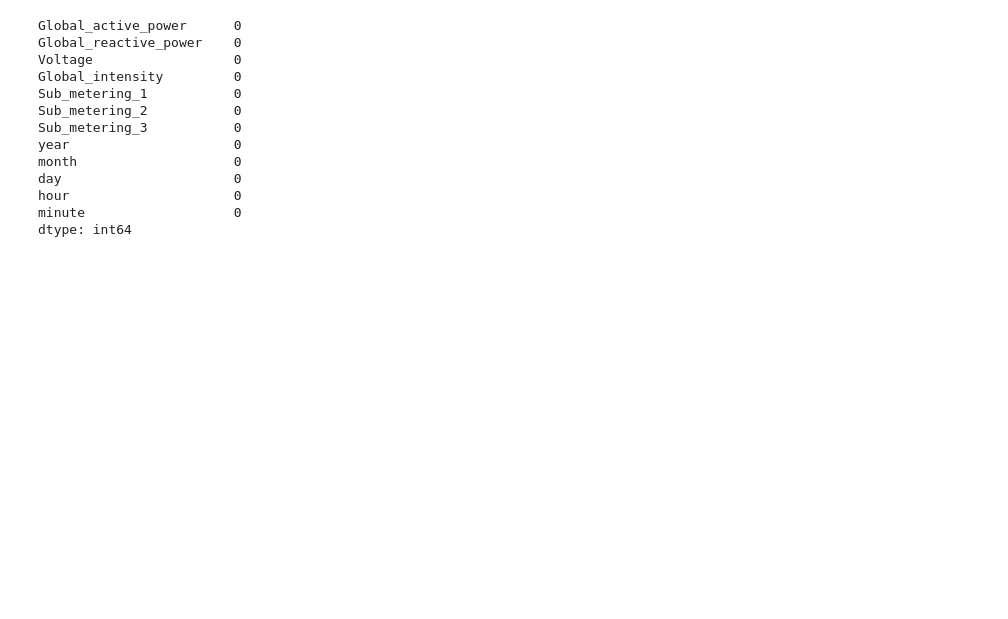
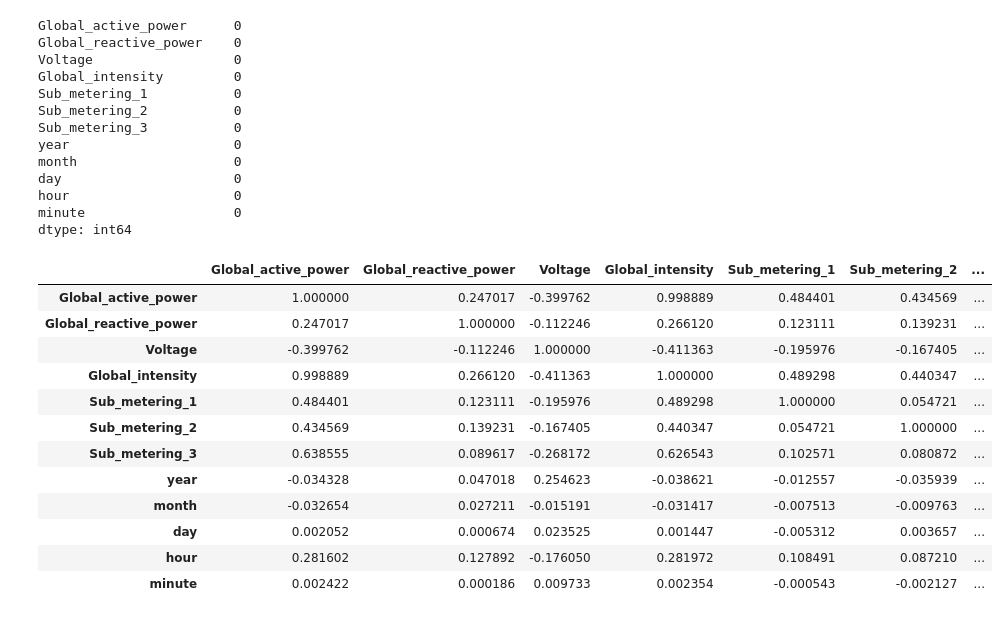
Before and after one commit to Mizoroki-Heck/household_power_consumption, a Jupyter notebook: household_power_consumption.ipynb, the cells around one changed output. Cells and saved outputs as stored; diff of their text form; code cells hidden in the pictures; blank space fills up the shorter version.

```diff
--- a/household_power_consumption.ipynb
+++ b/household_power_consumption.ipynb
@@ -152,3 +154,20 @@ day                      0
 hour                     0
 minute                   0
 dtype: int64
+# %%
+data_corr = data.corr()
+data_corr
+# %% [output]
+|  | Global_active_power | Global_reactive_power | Voltage | Global_intensity | Sub_metering_1 | Sub_metering_2 | ... |
+| Global_active_power | 1.000000 | 0.247017 | -0.399762 | 0.998889 | 0.484401 | 0.434569 | ... |
+| Global_reactive_power | 0.247017 | 1.000000 | -0.112246 | 0.266120 | 0.123111 | 0.139231 | ... |
+| Voltage | -0.399762 | -0.112246 | 1.000000 | -0.411363 | -0.195976 | -0.167405 | ... |
+| Global_intensity | 0.998889 | 0.266120 | -0.411363 | 1.000000 | 0.489298 | 0.440347 | ... |
+| Sub_metering_1 | 0.484401 | 0.123111 | -0.195976 | 0.489298 | 1.000000 | 0.054721 | ... |
+| Sub_metering_2 | 0.434569 | 0.139231 | -0.167405 | 0.440347 | 0.054721 | 1.000000 | ... |
+| Sub_metering_3 | 0.638555 | 0.089617 | -0.268172 | 0.626543 | 0.102571 | 0.080872 | ... |
+| year | -0.034328 | 0.047018 | 0.254623 | -0.038621 | -0.012557 | -0.035939 | ... |
+| month | -0.032654 | 0.027211 | -0.015191 | -0.031417 | -0.007513 | -0.009763 | ... |
+| day | 0.002052 | 0.000674 | 0.023525 | 0.001447 | -0.005312 | 0.003657 | ... |
+| hour | 0.281602 | 0.127892 | -0.176050 | 0.281972 | 0.108491 | 0.087210 | ... |
+| minute | 0.002422 | 0.000186 | 0.009733 | 0.002354 | -0.000543 | -0.002127 | ... |
```
Also changed, not shown: parts of 23 cells of this notebook.
